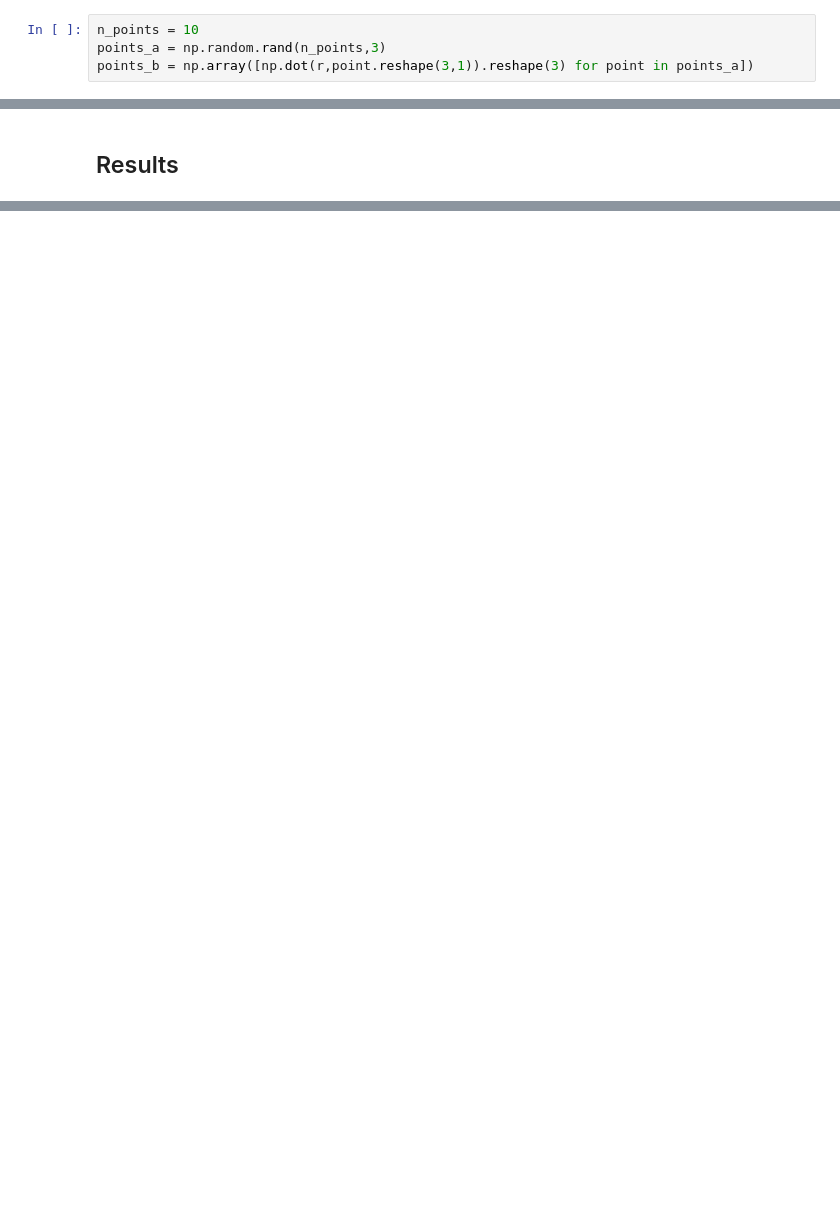
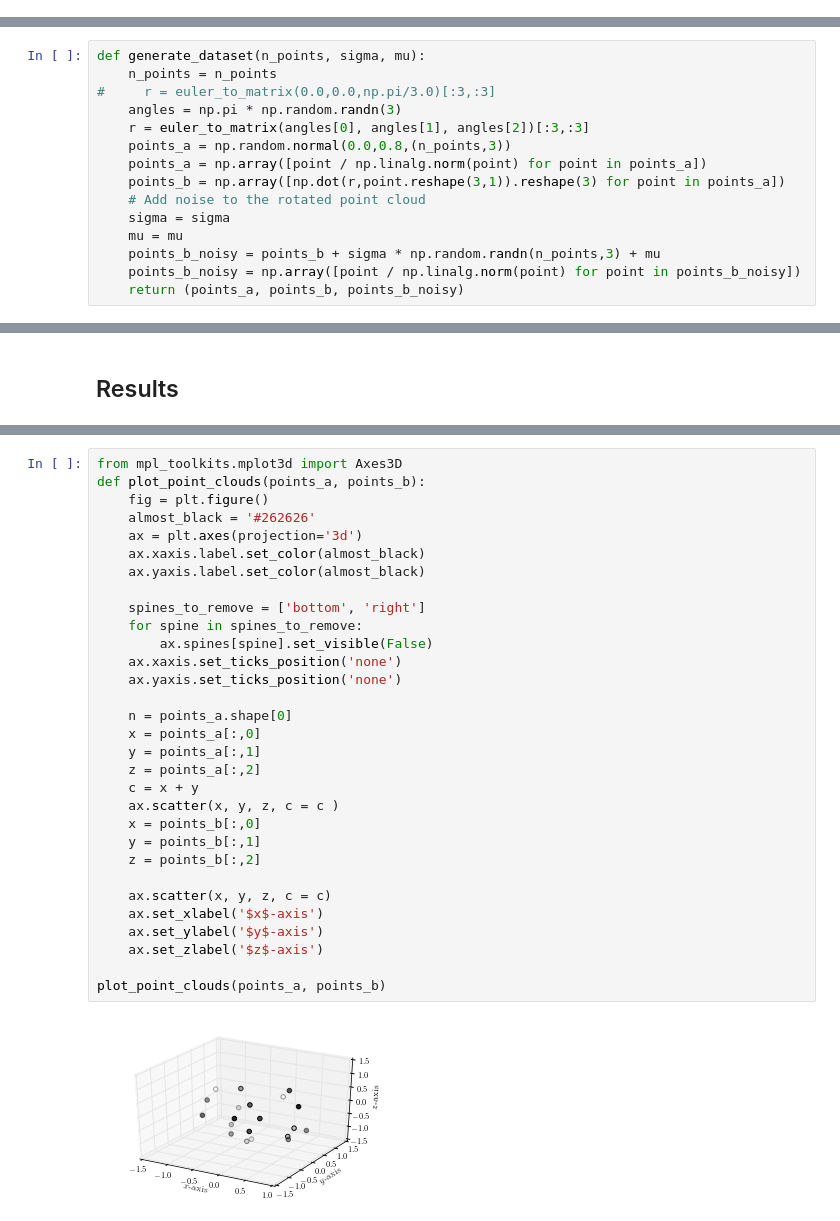
Before and after one commit to tingelst/game, a Jupyter notebook: python/rotor_estimation.ipynb, the cells around one changed output, grey strips where cells are left out. Saved outputs shown, nothing was run; the diff lists cells and outputs as text; blank space fills up the shorter version.

```diff
--- a/python/rotor_estimation.ipynb
+++ b/python/rotor_estimation.ipynb
@@ -26,4 +46,0 @@ array([[ 0.5      ,  0.8660254,  0.       ],
-# %%
-n_points = 10
-points_a = np.random.rand(n_points,3)
-points_b = np.array([np.dot(r,point.reshape(3,1)).reshape(3) for point in points_a])
@@ -73,0 +47,15 @@ plt.show()
+# %%
+def generate_dataset(n_points, sigma, mu):
+    n_points = n_points
+#     r = euler_to_matrix(0.0,0.0,np.pi/3.0)[:3,:3]
+    angles = np.pi * np.random.randn(3)
+    r = euler_to_matrix(angles[0], angles[1], angles[2])[:3,:3]
+    points_a = np.random.normal(0.0,0.8,(n_points,3))
+    points_a = np.array([point / np.linalg.norm(point) for point in points_a])
+    points_b = np.array([np.dot(r,point.reshape(3,1)).reshape(3) for point in points_a])
+    # Add noise to the rotated point cloud
+    sigma = sigma
+    mu = mu
+    points_b_noisy = points_b + sigma * np.random.randn(n_points,3) + mu
+    points_b_noisy = np.array([point / np.linalg.norm(point) for point in points_b_noisy])
+    return (points_a, points_b, points_b_noisy)
@@ -137 +494,34 @@ plot_point_clouds(points_b, points_b_estimated)
+# %%
+from mpl_toolkits.mplot3d import Axes3D
+def plot_point_clouds(points_a, points_b):
+    fig = plt.figure()
+    almost_black = '#262626'
+    ax = plt.axes(projection='3d')
+    ax.xaxis.label.set_color(almost_black)
+    ax.yaxis.label.set_color(almost_black)
+
+    spines_to_remove = ['bottom', 'right']
+    for spine in spines_to_remove:
+        ax.spines[spine].set_visible(False)
+    ax.xaxis.set_ticks_position('none')
+    ax.yaxis.set_ticks_position('none')
+
+    n = points_a.shape[0]
+    x = points_a[:,0]
+    y = points_a[:,1]
+    z = points_a[:,2]
+    c = x + y
+    ax.scatter(x, y, z, c = c )
+    x = points_b[:,0]
+    y = points_b[:,1]
+    z = points_b[:,2]
+
+    ax.scatter(x, y, z, c = c)
+    ax.set_xlabel('$x$-axis')
+    ax.set_ylabel('$y$-axis')
+    ax.set_zlabel('$z$-axis')
+
+plot_point_clouds(points_a, points_b)
+# %% [output]
+[figure, added]
 # %%
```
Also changed, not shown: parts of 38 cells of this notebook, 10 other files.
